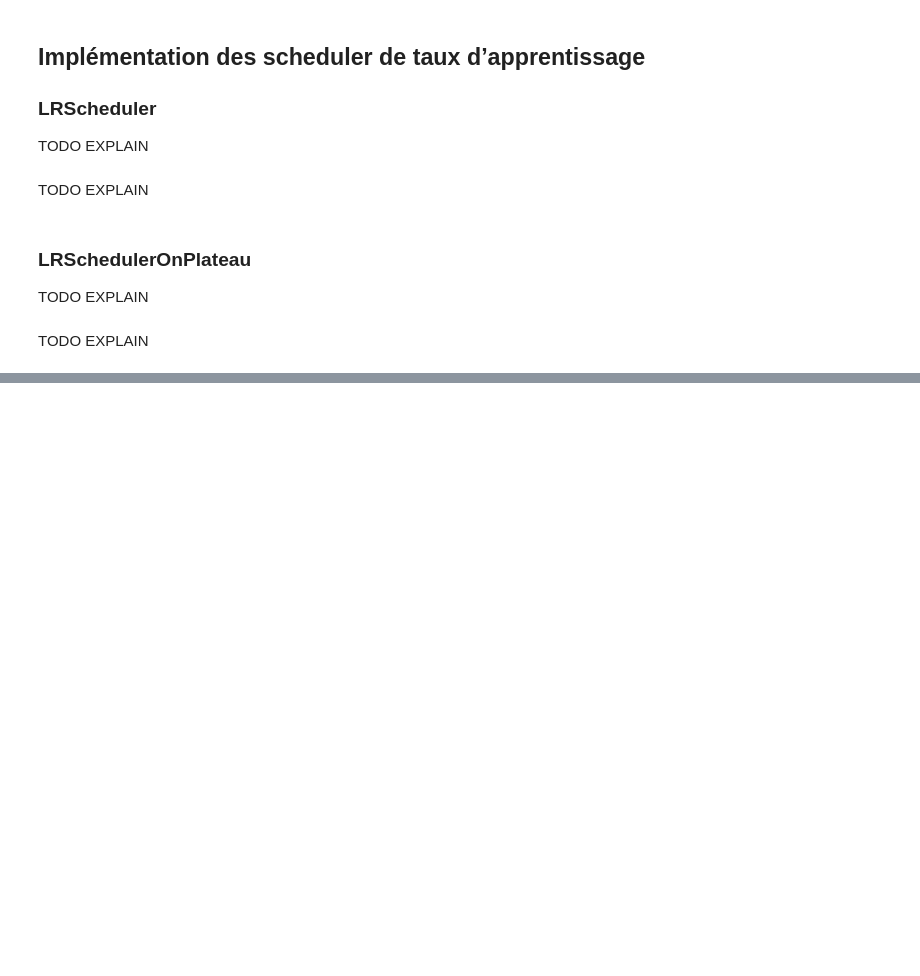
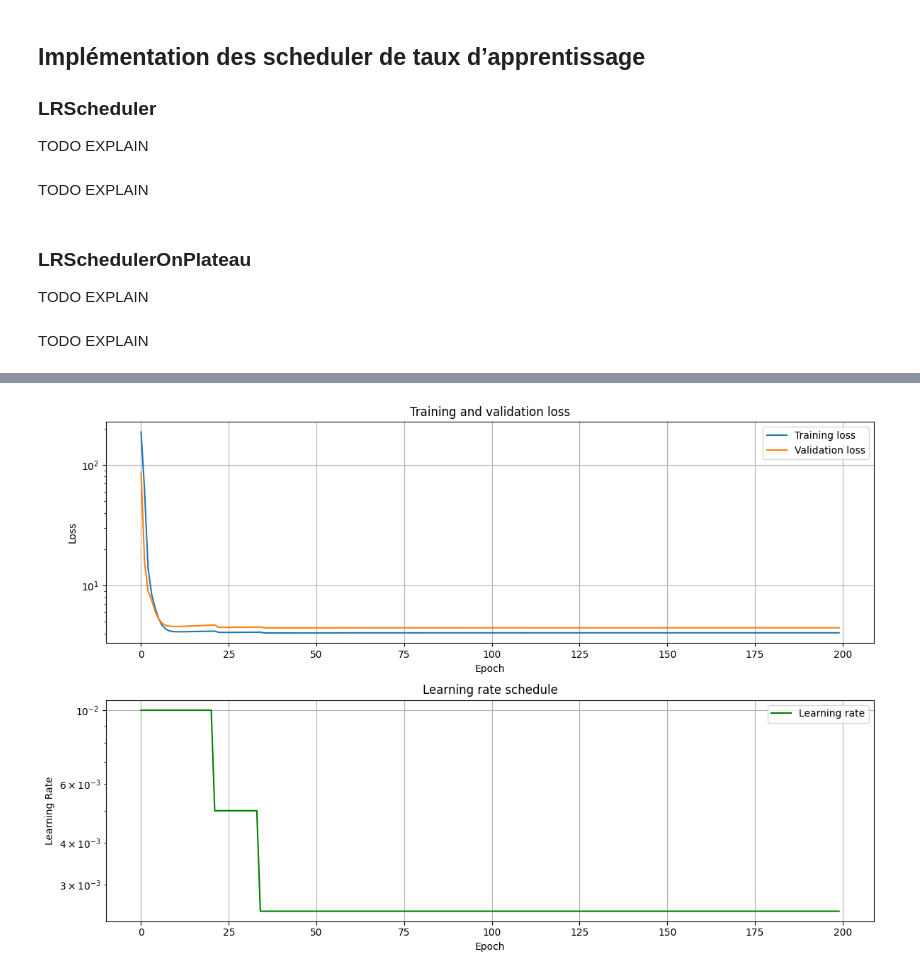
Before and after one commit to DjDonPablo/TP3-PROG-DIFF, a Jupyter notebook: TP3_prog_diff.ipynb, the cells around one changed output, grey strips where cells are left out. Drawn from its saved outputs; the diff is of its cells as text; code cells hidden in the pictures; blank space fills up the shorter version.

```diff
--- a/TP3_prog_diff.ipynb
+++ b/TP3_prog_diff.ipynb
@@ -399,7 +601,3 @@ TODO EXPLAIN
 ### LRScheduler
 
 TODO EXPLAIN
-# %%
-class LRScheduler:
-    def __init__(self , optimizer , initial_lr):
-        pass
@@ -409,7 +623,3 @@ TODO EXPLAIN
 ### LRSchedulerOnPlateau
 
 TODO EXPLAIN
-# %%
-class LRSchedulerOnPlateau(LRScheduler):
-    def __init__(self , optimizer , initial_lr , patience =10, factor =0.1, min_lr =1e-6, mode="min", threshold =1e-4):
-        pass
@@ -417,0 +727,25 @@ TODO EXPLAIN
+# %%
+def plot_training_history(history):
+    _, (ax1, ax2) = plt.subplots(2, 1, figsize=(12, 8))
+
+    ax1.plot(history['train_loss'], label='Training loss')
+    ax1.plot(history['validation_loss'], label='Validation loss')
+    ax1.set_title('Training and validation loss')
+    ax1.set_xlabel('Epoch')
+    ax1.set_ylabel('Loss')
+    ax1.legend()
+    ax1.grid(True)
+    ax1.set_yscale('log')
+
+    ax2.plot(history['learning_rates'], label='Learning rate', color='g')
+    ax2.set_title('Learning rate schedule')
+    ax2.set_xlabel('Epoch')
+    ax2.set_ylabel('Learning Rate')
+    ax2.legend()
+    ax2.grid(True)
+    ax2.set_yscale('log')
+
+    plt.tight_layout()
+    plt.show()
+# %%
+history = scheduler_eval()
@@ -417,0 +770,4 @@ TODO EXPLAIN
+# %%
+plot_training_history(history)
+# %% [output]
+[figure, added]
```
Also changed, not shown: parts of 27 cells of this notebook.
